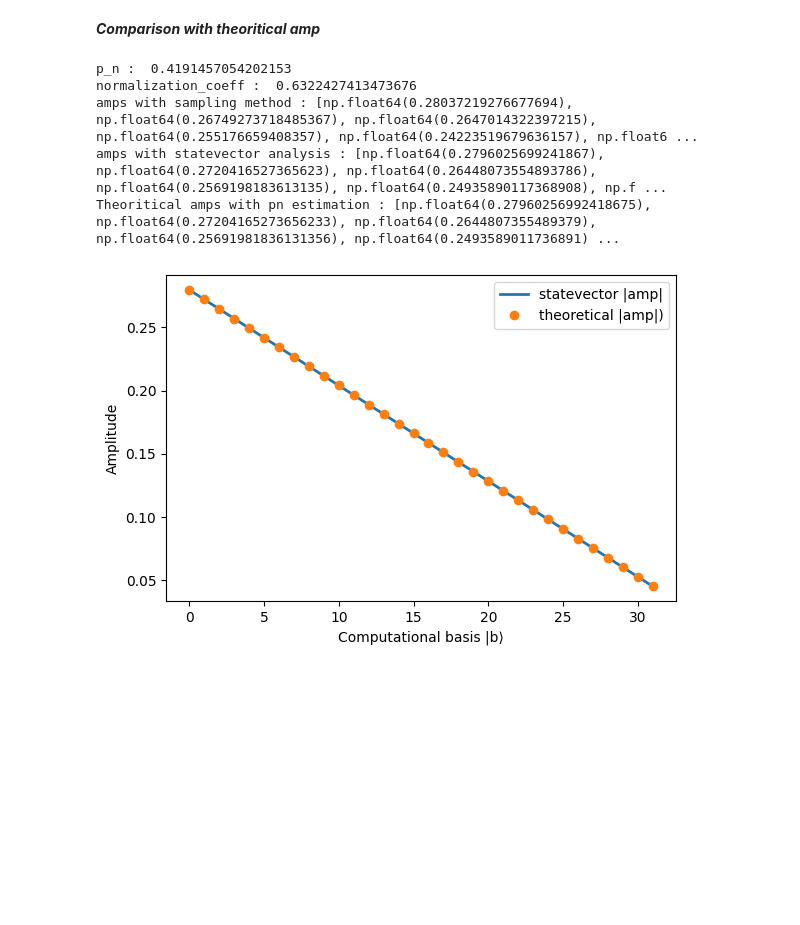
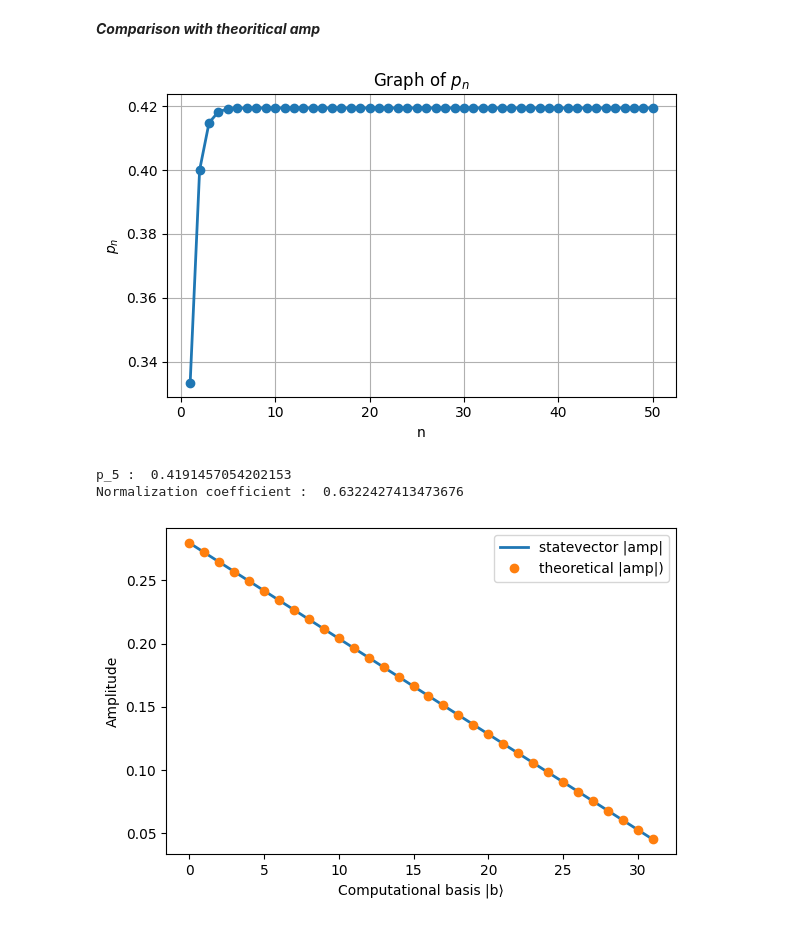
Before and after one commit to Alexis-LUCAS/Log_Affine_State_Prep, a Jupyter notebook: spue_simulation.ipynb, the cells around one changed output. Saved outputs shown, nothing was run; the diff lists cells and outputs as text; code cells hidden in the pictures; blank space fills up the shorter version.

Commit message:
Plots notebook and corrections

```diff
--- a/spue_simulation.ipynb
+++ b/spue_simulation.ipynb
@@ -163,21 +150,28 @@ plt.show()
+# %%
+ns = np.arange(1, 50 + 1, 1)
+ps = [p_n(n) for n in ns]
+
+plt.figure(figsize=(6, 4))
+plt.plot(ns, ps, marker="o", linewidth=2)
+plt.xlabel("n")
+plt.ylabel("$p_n$")
+plt.title("Graph of $p_n$")
+plt.grid(True)
+plt.tight_layout()
+# %% [output]
+[figure, new version]
 # %%
 pn = p_n(n)
-print("p_n : ",pn)
+print(f"p_{n} : ",pn)
 
 amp_with_pn_estimation = [(1-(2*pn*i)/(2**n-1))/2**(n/2) for i in range(len(ys))]
 normalization_coeff = sum([amp**2 for amp in amp_with_pn_estimation])**0.5
-print("normalization_coeff : ",normalization_coeff)
+print("Normalization coefficient : ",normalization_coeff)
+
 theoritical_amps = [amp/normalization_coeff for amp in amp_with_pn_estimation]
-
-print('amps with sampling method :',ys_s)
-print('amps with statevector analysis :',ys)
-print("Theoritical amps with pn estimation :", theoritical_amps)
 # %% [output]
-p_n :  0.4191457054202153
-normalization_coeff :  0.6322427413473676
-amps with sampling method : [np.float64(0.28037219276677694), np.float64(0.26749273718485367), np.float64(0.2647014322397215), np.float64(0.255176659408357), np.float64(0.24223519679636157), np.float6 ...
-amps with statevector analysis : [np.float64(0.2796025699241867), np.float64(0.2720416527365623), np.float64(0.26448073554893786), np.float64(0.2569198183613135), np.float64(0.24935890117368908), np.f ...
-Theoritical amps with pn estimation : [np.float64(0.27960256992418675), np.float64(0.27204165273656233), np.float64(0.2644807355489379), np.float64(0.25691981836131356), np.float64(0.2493589011736891) ...
+p_5 :  0.4191457054202153
+Normalization coefficient :  0.6322427413473676
 # %%
 plt.figure(figsize=(6, 4))
 plt.plot(xs, ys, "-", label="statevector |amp|", linewidth=2)
```
Also changed, not shown: parts of 6 cells of this notebook, 17 other files.
